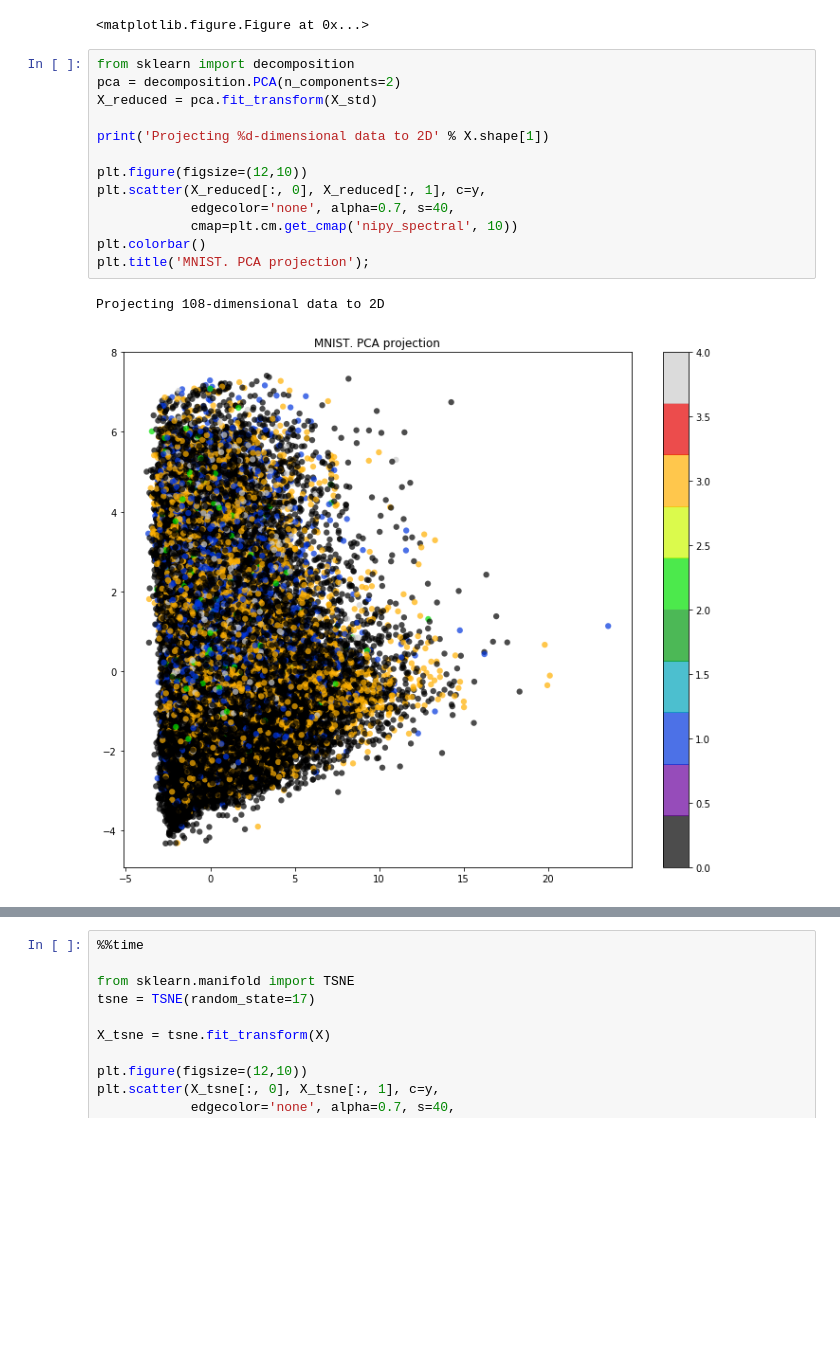
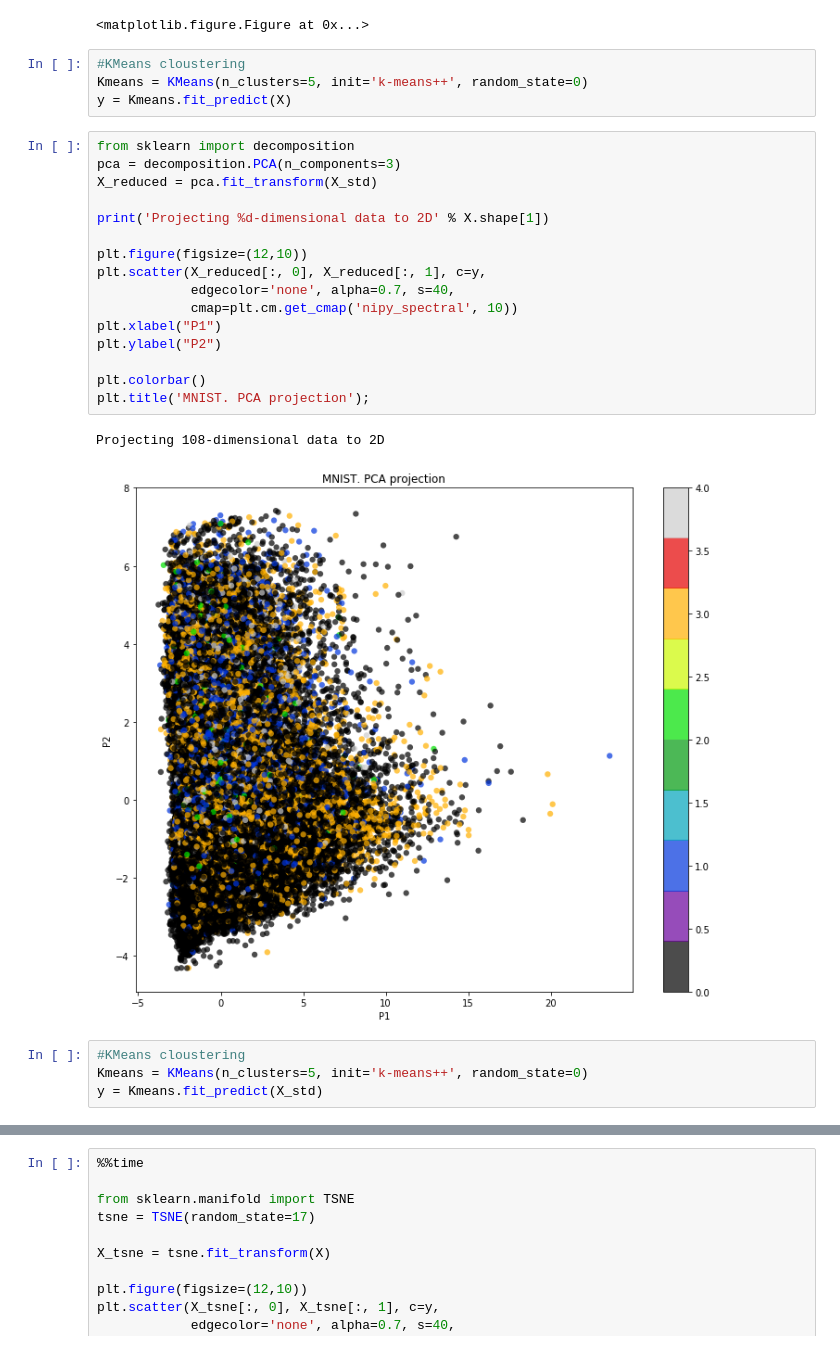
Before and after one commit to jiangshan123/Capstone_TDI, a Jupyter notebook: Project.ipynb, the cells around one changed output, grey strips where cells are left out. Cells and saved outputs as stored; diff of their text form; blank space fills up the shorter version.

```diff
--- a/Project.ipynb
+++ b/Project.ipynb
@@ -678,19 +681,30 @@ with plt.style.context('seaborn-whitegrid'):
 # %% [output]
 NameError: name 'y_votes' is not defined
 <matplotlib.figure.Figure at 0x...>
+# %%
+#KMeans cloustering
+Kmeans = KMeans(n_clusters=5, init='k-means++', random_state=0)
+y = Kmeans.fit_predict(X)
 # %%
 from sklearn import decomposition
-pca = decomposition.PCA(n_components=2)
+pca = decomposition.PCA(n_components=3)
 X_reduced = pca.fit_transform(X_std)
 
 print('Projecting %d-dimensional data to 2D' % X.shape[1])
 
 plt.figure(figsize=(12,10))
 plt.scatter(X_reduced[:, 0], X_reduced[:, 1], c=y,
             edgecolor='none', alpha=0.7, s=40,
             cmap=plt.cm.get_cmap('nipy_spectral', 10))
+plt.xlabel("P1")
+plt.ylabel("P2")
+
 plt.colorbar()
 plt.title('MNIST. PCA projection');
 # %% [output]
 Projecting 108-dimensional data to 2D
-[figure, old version]
+[figure, new version]
+# %%
+#KMeans cloustering
+Kmeans = KMeans(n_clusters=5, init='k-means++', random_state=0)
+y = Kmeans.fit_predict(X_std)
```
Also changed, not shown: parts of 27 cells of this notebook, 6 other files.
